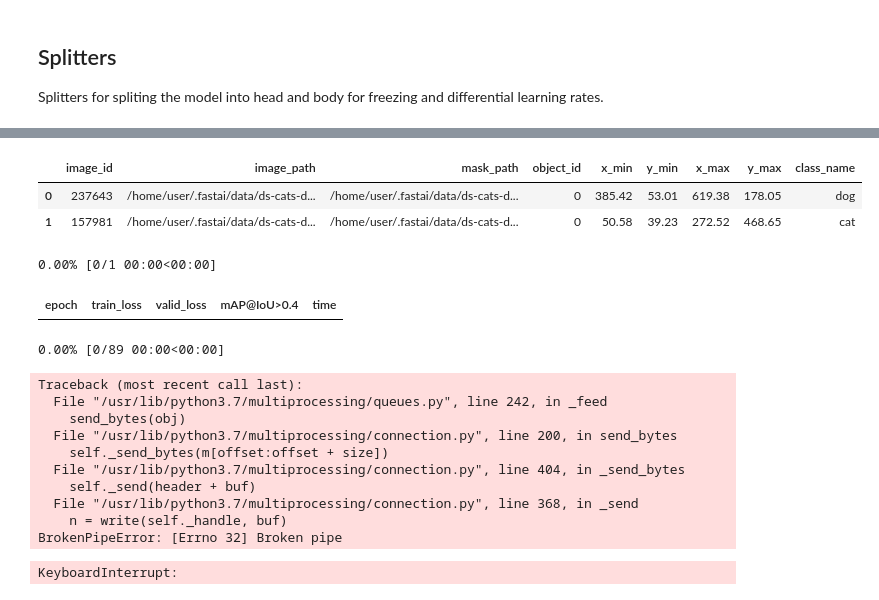
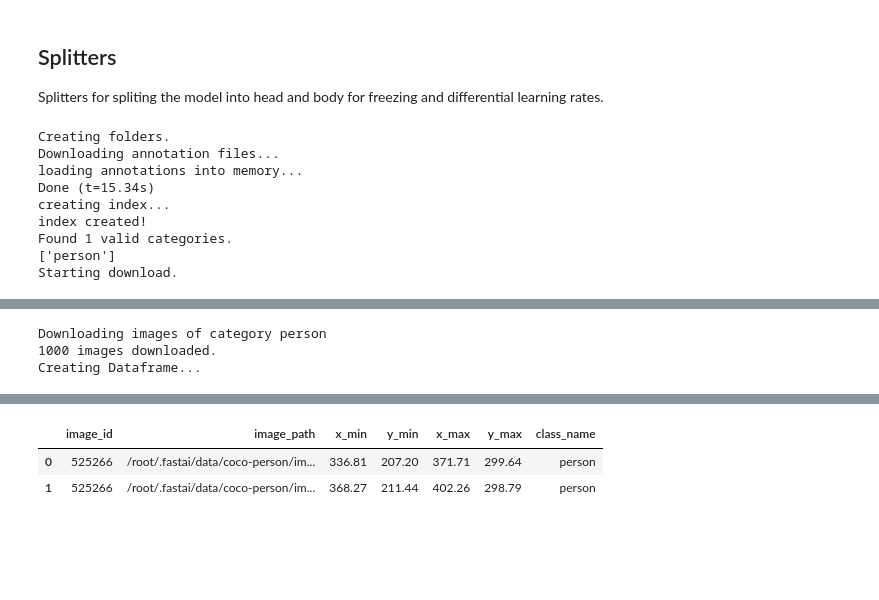
Before and after one commit to rbrtwlz/fastai_object_detection, a Jupyter notebook: notebooks/05_learners.ipynb, the cells around one changed output, grey strips where cells are left out. Cells and saved outputs as stored; diff of their text form; code cells hidden in the pictures; blank space fills up the shorter version.

```diff
--- a/notebooks/05_learners.ipynb
+++ b/notebooks/05_learners.ipynb
@@ -262,6 +262,15 @@ class efficientdet_learner(ObjDetLearner):
 from fastai_object_detection.dataloaders import ObjectDetectionDataLoaders
 from fastai_object_detection.datasets import CocoData
 # %%
-path,df = CocoData.get_path_df("ds-cats-dogs")
+path,df = CocoData.create("coco-person", cat_list=["person"], max_images=1000)
 df.head(2)
 # %% [output]
+Creating folders.
+Downloading annotation files...
+loading annotations into memory...
+Done (t=15.34s)
+creating index...
+index created!
+Found 1 valid categories.
+['person']
+Starting download.
@@ -267,0 +278,3 @@ df.head(2)
+Downloading images of category person
+1000 images downloaded.
+Creating Dataframe...
@@ -268,4 +282,4 @@ df.head(2)
-|  | image_id | image_path | mask_path | object_id | x_min | y_min | x_max | y_max | class_name |
-| 0 | 237643 | /home/user/.fastai/data/ds-cats-d... | /home/user/.fastai/data/ds-cats-d... | 0 | 385.42 | 53.01 | 619.38 | 178.05 | dog |
-| 1 | 157981 | /home/user/.fastai/data/ds-cats-d... | /home/user/.fastai/data/ds-cats-d... | 0 | 50.58 | 39.23 | 272.52 | 468.65 | cat |
+|  | image_id | image_path | x_min | y_min | x_max | y_max | class_name |
+| 0 | 525266 | /root/.fastai/data/coco-person/im... | 336.81 | 207.20 | 371.71 | 299.64 | person |
+| 1 | 525266 | /root/.fastai/data/coco-person/im... | 368.27 | 211.44 | 402.26 | 298.79 | person |
 # %%
@@ -277,17 +288,0 @@ learn = efficientdet_learner(dls, efficientdet_d0, metrics=[mAP_at_IoU40])
-# %%
-learn.fit(1)
-# %% [output]
-0.00% [0/1 00:00<00:00]
-| epoch | train_loss | valid_loss | mAP@IoU>0.4 | time |
-0.00% [0/89 00:00<00:00]
-Traceback (most recent call last):
-  File "/usr/lib/python3.7/multiprocessing/queues.py", line 242, in _feed
-    send_bytes(obj)
-  File "/usr/lib/python3.7/multiprocessing/connection.py", line 200, in send_bytes
-    self._send_bytes(m[offset:offset + size])
-  File "/usr/lib/python3.7/multiprocessing/connection.py", line 404, in _send_bytes
-    self._send(header + buf)
-  File "/usr/lib/python3.7/multiprocessing/connection.py", line 368, in _send
-    n = write(self._handle, buf)
-BrokenPipeError: [Errno 32] Broken pipe
-KeyboardInterrupt:
```
Also changed, not shown: parts of 9 cells of this notebook, 23 other files.
